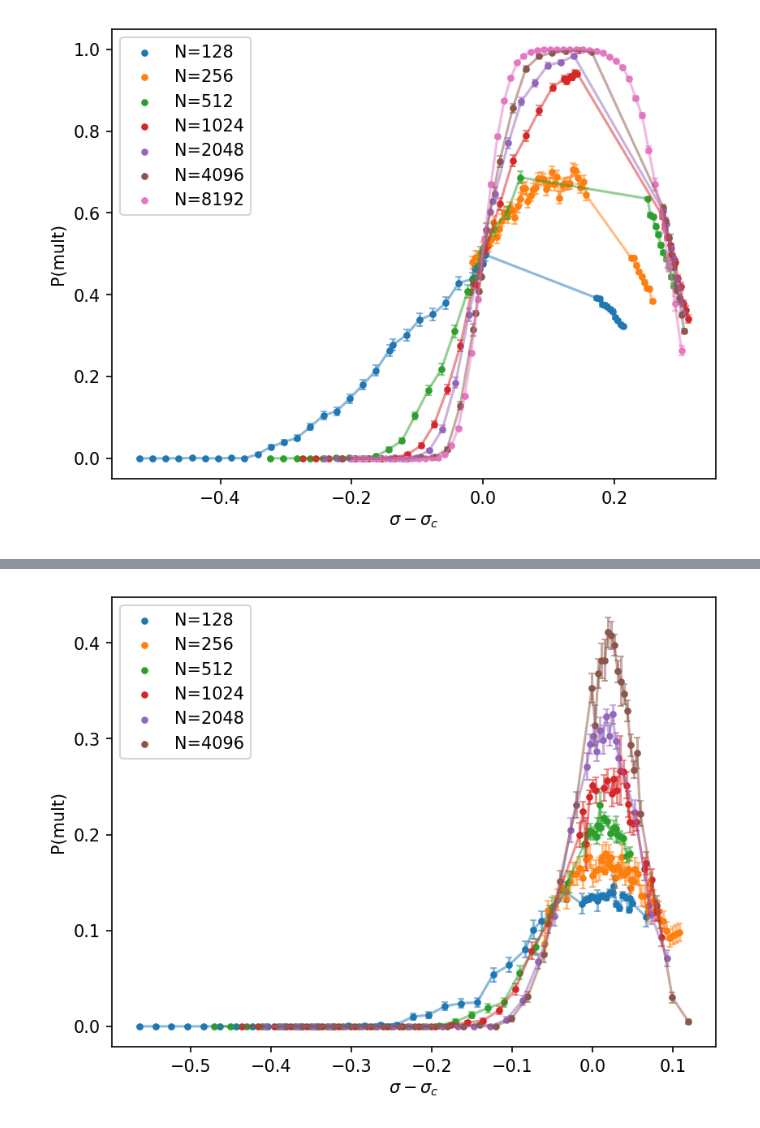
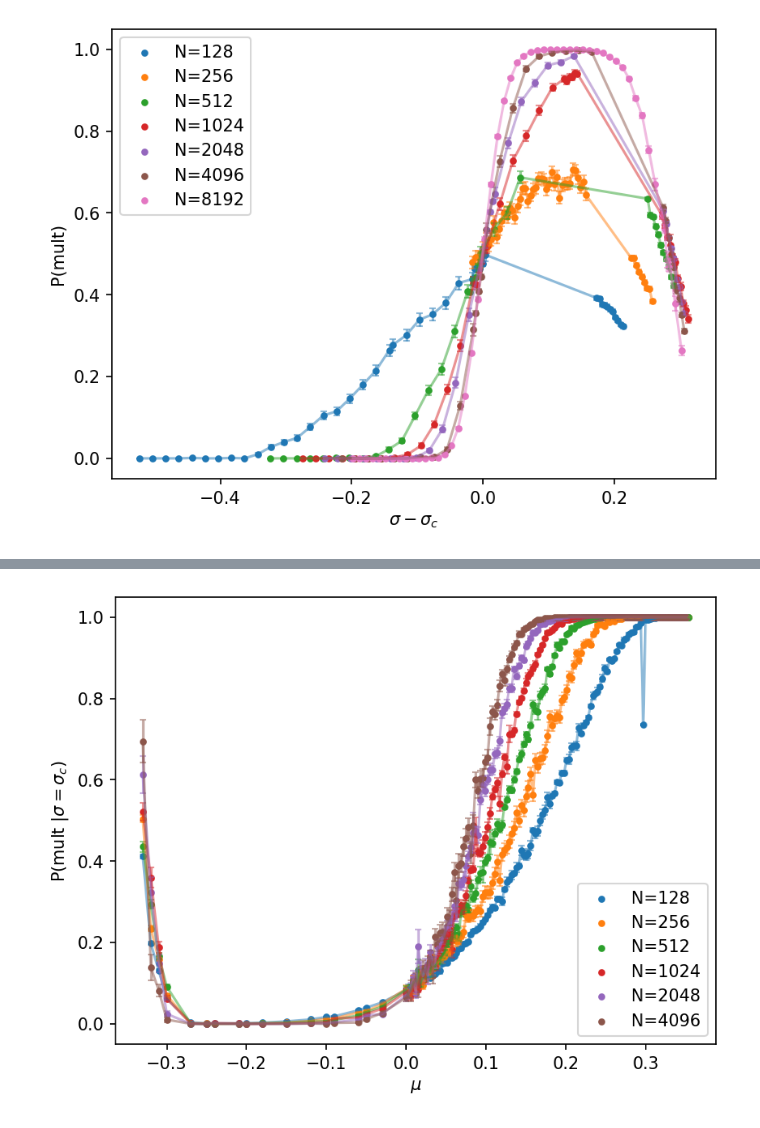
Before and after one commit to d4v1d-cub/Ecology, a Jupyter notebook: processing_data/Langevin/process_Langevin.ipynb, the cells around one changed output, grey strips where cells are left out. Saved outputs shown, nothing was run; the diff lists cells and outputs as text; code cells hidden in the pictures.

```diff
--- a/processing_data/Langevin/process_Langevin.ipynb
+++ b/processing_data/Langevin/process_Langevin.ipynb
@@ -48,6 +93,14 @@ def read_all_data_single_mu(path, pattern, mu, Nmax=9000):
         data = read_data_mu(path, filename, mu)
         data_mu[N] = data
     return data_mu
+# %%
+def read_all_data_over_transitions(path, pattern, Nmax=9000):
+    files = filter_files(path, pattern, Nmax=Nmax)
+    data_over_transitions = {}
+    for filename, N in files:
+        data = read_data_over_transitions(path, filename)
+        data_over_transitions[N] = data
+    return data_over_transitions
 # %%
 def sigmoid(x, a, b):
     return 1.0 / (1.0 + np.exp(-a * (x - b)))
@@ -117,6 +170,24 @@ def plot_data(data_to_plot, column_y=3, column_error=4, ylabel="P(mult)", shift=
     plt.legend()
     if figname is not None:
         plt.savefig(figname, dpi=400)
+# %%
+def plot_data_over_transition(data_over_transitions,
+                              ylabel="P(mult |" + r'$\sigma=\sigma_{c}$' + ")", figname=None):
+    plt.figure()
+    color_cycle = plt.rcParams['axes.prop_cycle'].by_key()['color']
+    for idx, N in enumerate(data_over_transitions):
+        color = color_cycle[idx % len(color_cycle)]
+        data = data_over_transitions[N]
+        mu_values = data[:, 0]
+        y_values = data[:, 2]
+        errors = data[:, 3]
+        plt.scatter(mu_values, y_values, label=f'N={N}', color=color, s=10)
+        plt.errorbar(mu_values, y_values, yerr=errors, color=color, capsize=2, alpha=0.5)
+    plt.xlabel(r'$\mu$')
+    plt.ylabel(ylabel)
+    plt.legend()
+    if figname is not None:
+        plt.savefig(figname, dpi=400)
 # %%
 eps = "0.0"
 lda = "1e-06"
@@ -197,11 +235,6 @@ plot_data(data_to_plot, column_y=column_y, column_error=column_error, ylabel=yla
-# %%
-mu = 0.102
-column_y = 3
-column_error = 4
-ylabel = "P(mult)"
-shift = True
-Nmax = 7000
-data_to_plot = set_data_to_plot(path, pattern, mu, shift=shift, Nmax=Nmax)
-plot_data(data_to_plot, column_y=column_y, column_error=column_error, ylabel=ylabel, shift=shift)
-# %% [output]
-[figure, removed]
+# %%
+Nmax = 7000
+data_over_transition = read_all_data_over_transitions(path, pattern, Nmax=Nmax)
+plot_data_over_transition(data_over_transition)
+# %% [output]
+[figure, added]
```
Also changed, not shown: parts of 8 cells of this notebook.
